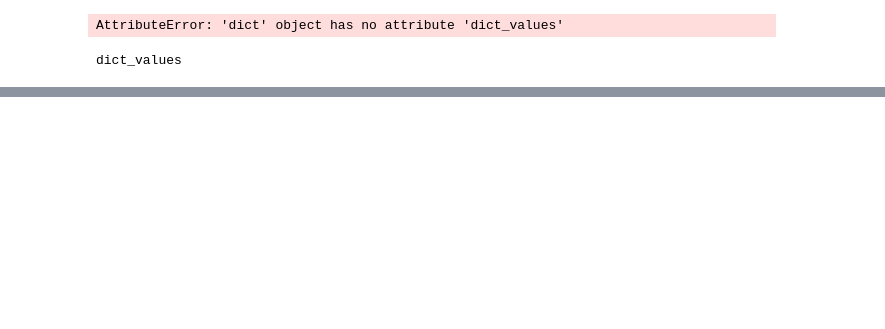
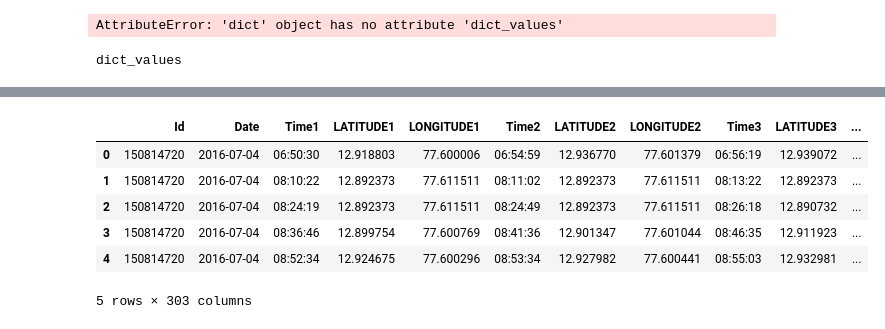
Before and after one commit to JAGATDEEPJP/BMTC, a Jupyter notebook: Graph Plot.ipynb, the cells around one changed output, grey strips where cells are left out. Drawn from its saved outputs; the diff is of its cells as text; code cells hidden in the pictures; blank space fills up the shorter version.

```diff
--- a/Graph Plot.ipynb
+++ b/Graph Plot.ipynb
@@ -64,0 +361,12 @@ print(d)
+# %%
+x = pd.read_pickle('TrainDataset.pickle')
+# %%
+x.head()
+# %% [output]
+|  | Id | Date | Time1 | LATITUDE1 | LONGITUDE1 | Time2 | LATITUDE2 | LONGITUDE2 | Time3 | LATITUDE3 | ... |
+| 0 | 150814720 | 2016-07-04 | 06:50:30 | 12.918803 | 77.600006 | 06:54:59 | 12.936770 | 77.601379 | 06:56:19 | 12.939072 | ... |
+| 1 | 150814720 | 2016-07-04 | 08:10:22 | 12.892373 | 77.611511 | 08:11:02 | 12.892373 | 77.611511 | 08:13:22 | 12.892373 | ... |
+| 2 | 150814720 | 2016-07-04 | 08:24:19 | 12.892373 | 77.611511 | 08:24:49 | 12.892373 | 77.611511 | 08:26:18 | 12.890732 | ... |
+| 3 | 150814720 | 2016-07-04 | 08:36:46 | 12.899754 | 77.600769 | 08:41:36 | 12.901347 | 77.601044 | 08:46:35 | 12.911923 | ... |
+| 4 | 150814720 | 2016-07-04 | 08:52:34 | 12.924675 | 77.600296 | 08:53:34 | 12.927982 | 77.600441 | 08:55:03 | 12.932981 | ... |
+5 rows × 303 columns
```
Also changed, not shown: parts of 39 cells of this notebook.
